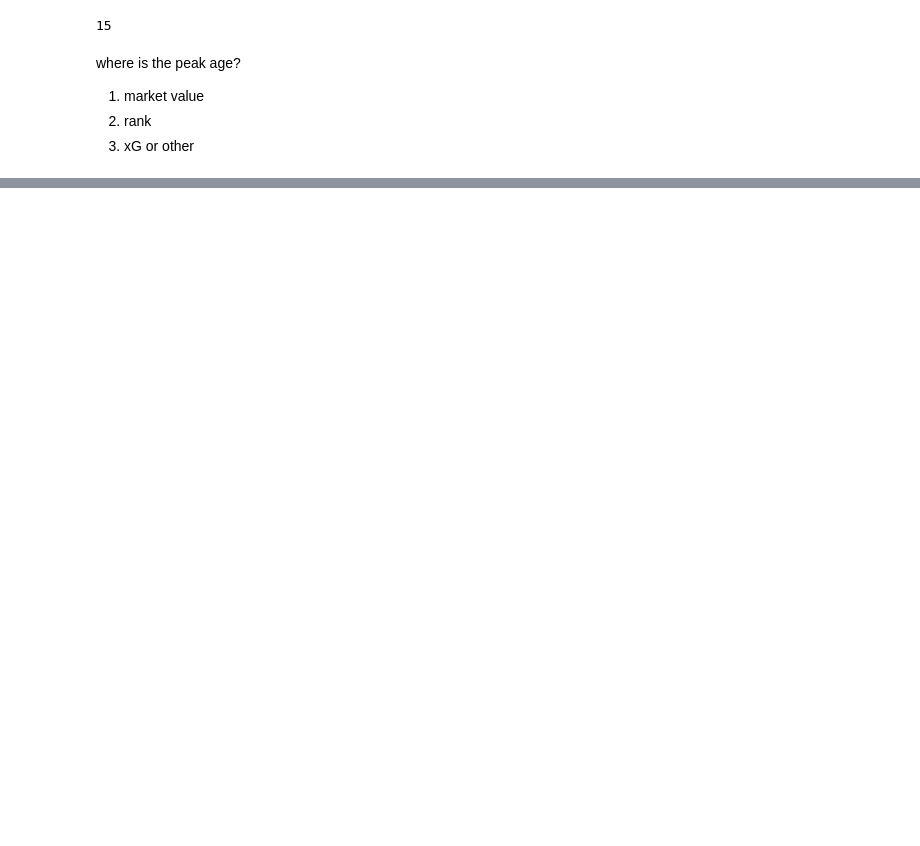
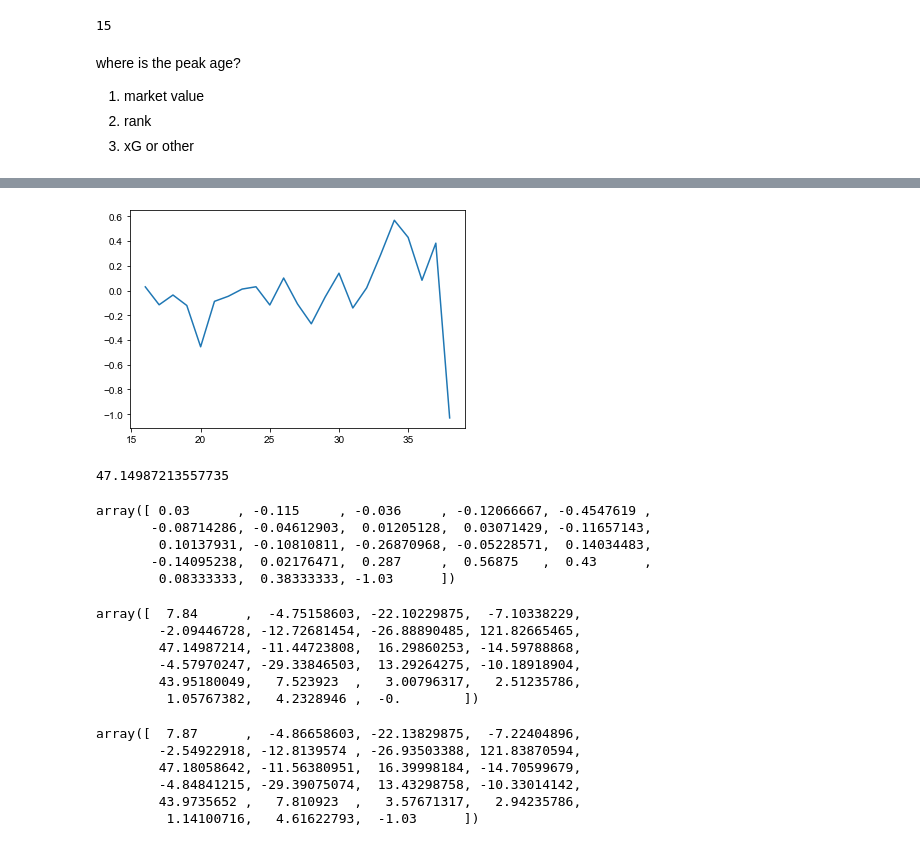
Before and after one commit to type-null/soccer-analysis, a Jupyter notebook: plot.ipynb, the cells around one changed output, grey strips where cells are left out. Saved outputs shown, nothing was run; the diff lists cells and outputs as text; code cells hidden in the pictures; blank space fills up the shorter version.

```diff
--- a/plot.ipynb
+++ b/plot.ipynb
@@ -206,0 +285,48 @@ where is the peak age?
+# %%
+df = ag_df
+
+x = sorted(df['age'].unique())
+y = np.array([])
+c = np.array([])
+for a in x:
+    ya = df[df['age']==a]['Goals Added']
+    my = np.mean(ya)
+    ci = 1.96*np.std(ya)/my
+    y = np.append(y, my)
+    c = np.append(c, ci)
+
+plt.plot(x,y)
+# plt.fill_between(x, (y-c), (y+c), color='b', alpha=.1)
+plt.show()
+# %% [output]
+[figure, added]
+# %%
+1.96*np.std(ya)/np.mean(ya)
+# %% [output]
+47.14987213557735
+# %%
+y
+# %% [output]
+array([ 0.03      , -0.115     , -0.036     , -0.12066667, -0.4547619 ,
+       -0.08714286, -0.04612903,  0.01205128,  0.03071429, -0.11657143,
+        0.10137931, -0.10810811, -0.26870968, -0.05228571,  0.14034483,
+       -0.14095238,  0.02176471,  0.287     ,  0.56875   ,  0.43      ,
+        0.08333333,  0.38333333, -1.03      ])
+# %%
+c
+# %% [output]
+array([  7.84      ,  -4.75158603, -22.10229875,  -7.10338229,
+        -2.09446728, -12.72681454, -26.88890485, 121.82665465,
+        47.14987214, -11.44723808,  16.29860253, -14.59788868,
+        -4.57970247, -29.33846503,  13.29264275, -10.18918904,
+        43.95180049,   7.523923  ,   3.00796317,   2.51235786,
+         1.05767382,   4.2328946 ,  -0.        ])
+# %%
+y+c
+# %% [output]
+array([  7.87      ,  -4.86658603, -22.13829875,  -7.22404896,
+        -2.54922918, -12.8139574 , -26.93503388, 121.83870594,
+        47.18058642, -11.56380951,  16.39998184, -14.70599679,
+        -4.84841215, -29.39075074,  13.43298758, -10.33014142,
+        43.9735652 ,   7.810923  ,   3.57671317,   2.94235786,
+         1.14100716,   4.61622793,  -1.03      ])
```
Also changed, not shown: parts of 7 cells of this notebook, 5 other files.
